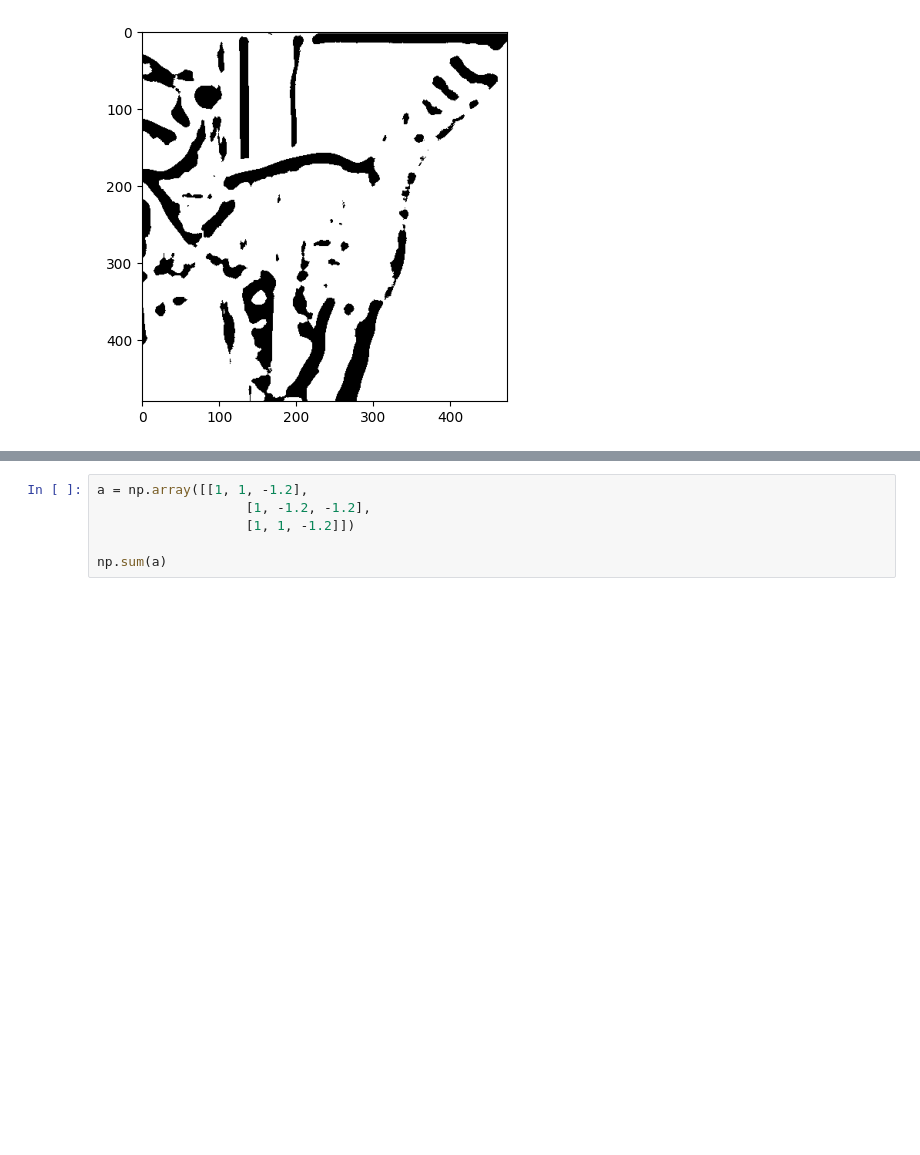
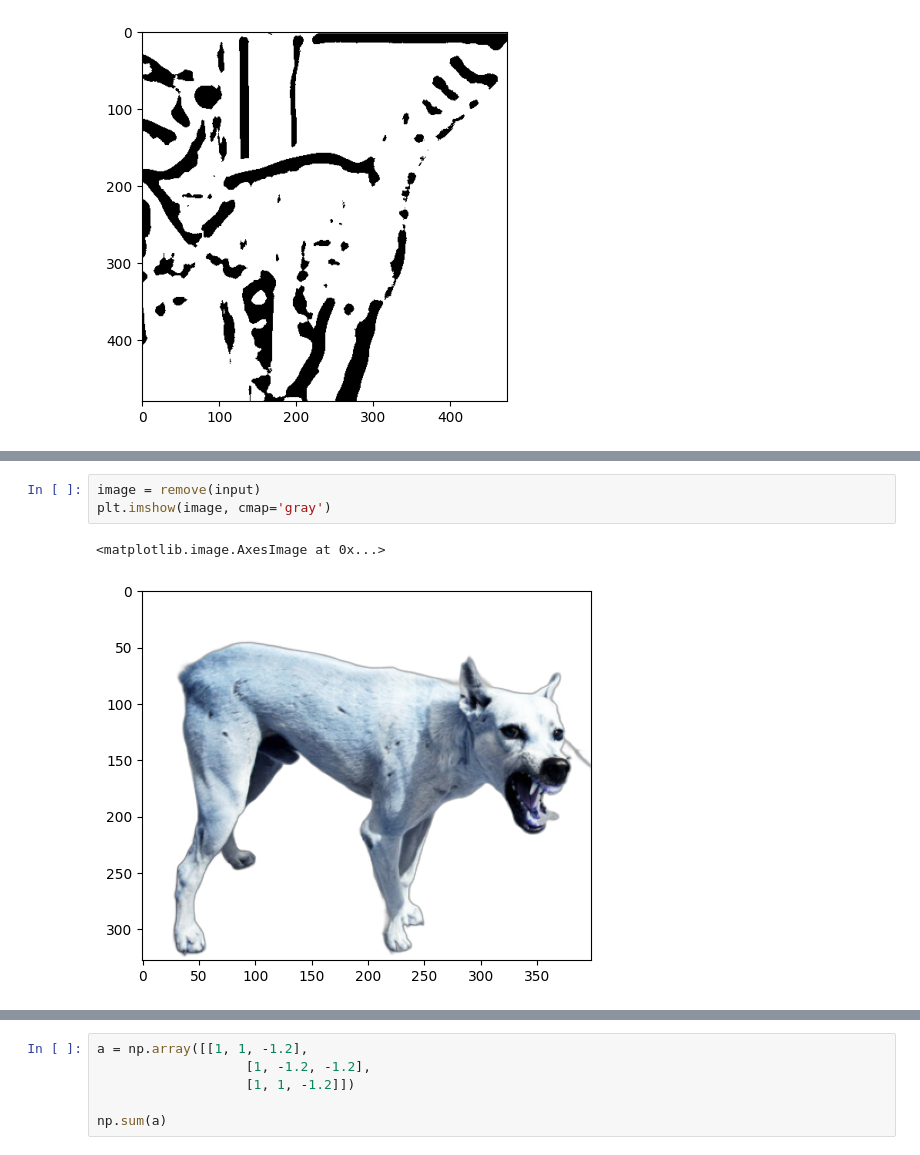
Before and after one commit to TopAgrume/mistral_hackathon, a Jupyter notebook: src/image_to_ascii/seg_image.ipynb, the cells around one changed output, grey strips where cells are left out. Drawn from its saved outputs; the diff is of its cells as text; blank space fills up the shorter version.

```diff
--- a/src/image_to_ascii/seg_image.ipynb
+++ b/src/image_to_ascii/seg_image.ipynb
@@ -38 +43,7 @@ plt.show()
+# %%
+image = remove(input)
+plt.imshow(image, cmap='gray')
+# %% [output]
+<matplotlib.image.AxesImage at 0x...>
+[figure, added]
 # %%
```
Also changed, not shown: parts of 7 cells of this notebook, 1 other file.
